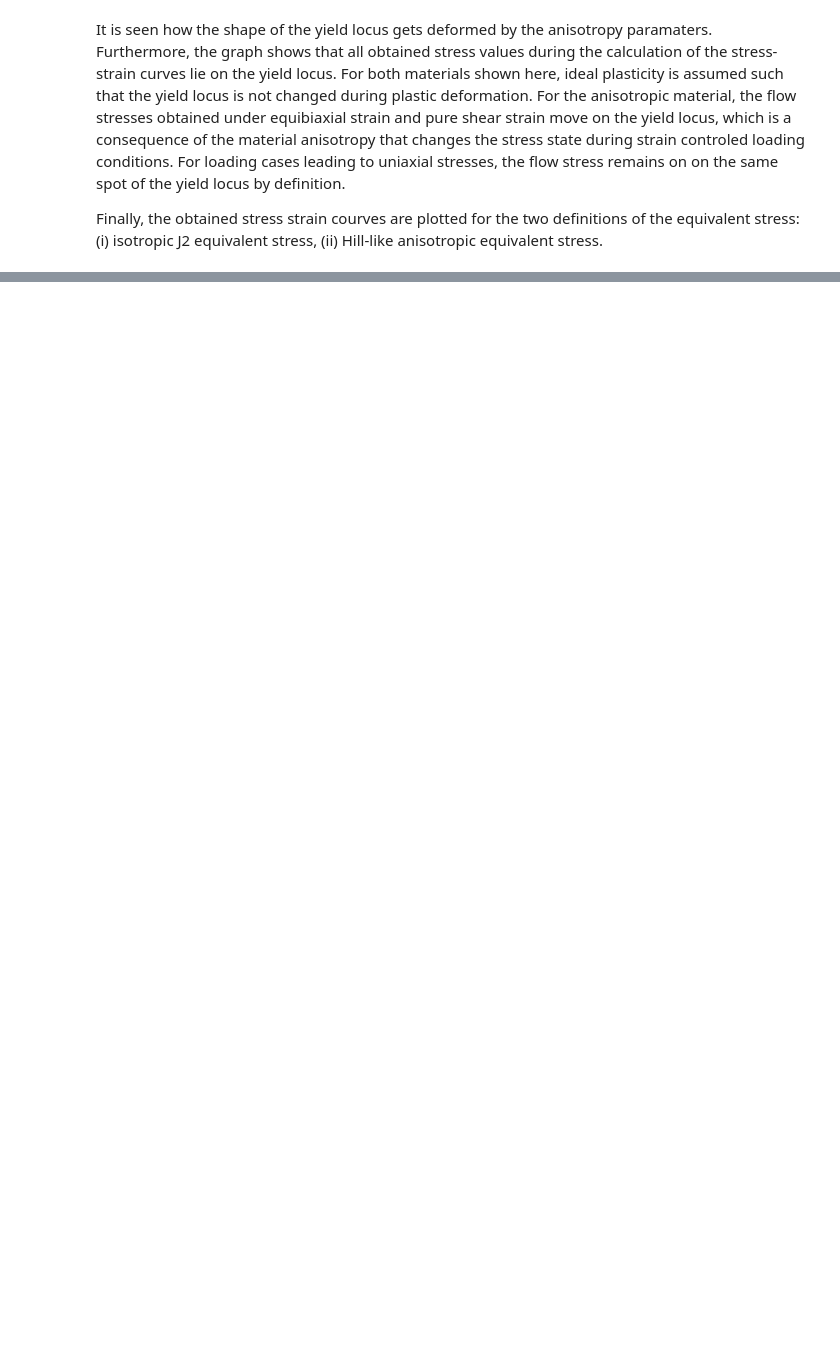
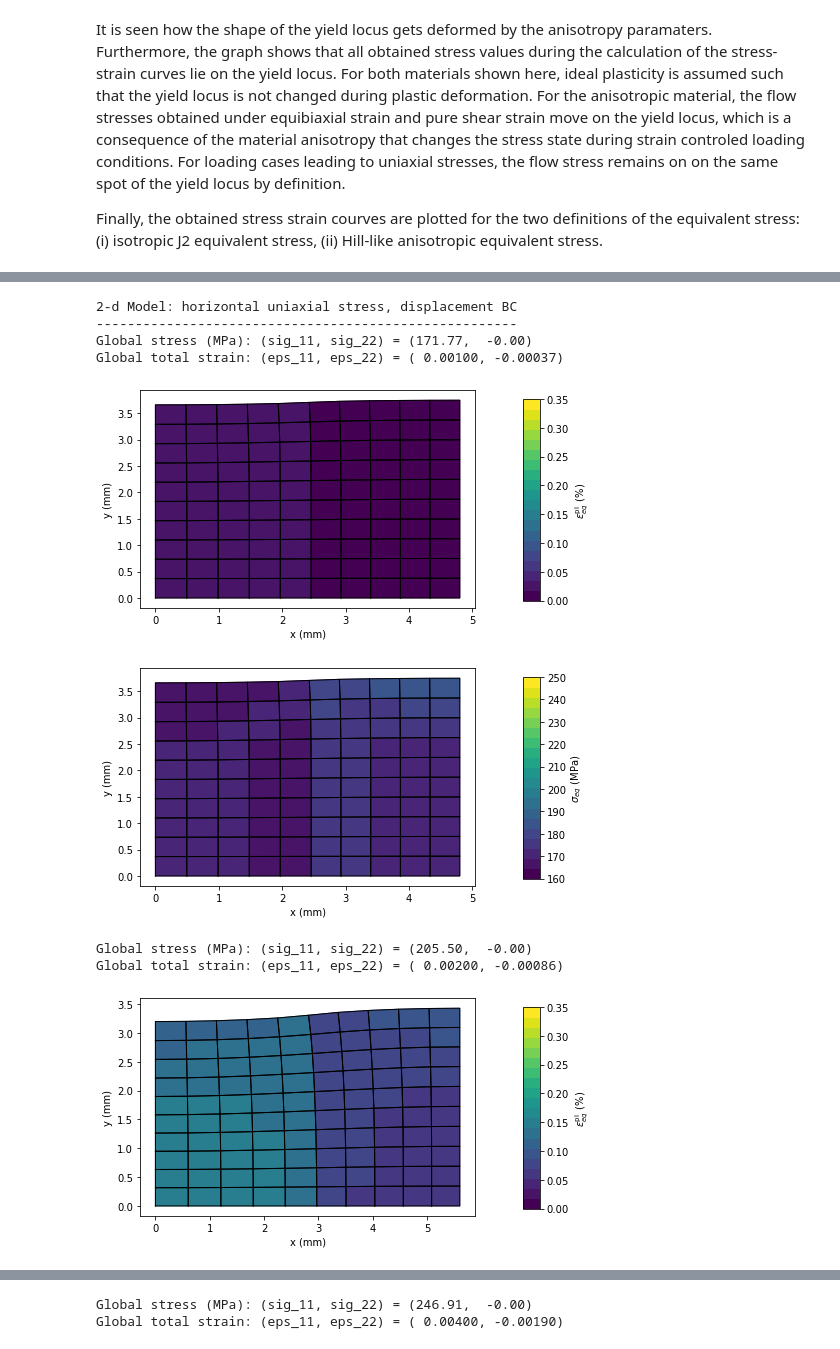
Before and after one commit to AHartmaier/pyLabFEA, a Jupyter notebook: notebooks/pyLabFEA_Plasticity.ipynb, the cells around one changed output, grey strips where cells are left out. Drawn from its saved outputs; the diff is of its cells as text; code cells hidden in the pictures; blank space fills up the shorter version.

```diff
--- a/notebooks/pyLabFEA_Plasticity.ipynb
+++ b/notebooks/pyLabFEA_Plasticity.ipynb
@@ -300,0 +334,43 @@ Hill yield stress under shear loading: 300.0 MPa
+# %%
+'model with block structure is generated and elastic-plastic properties are assigned to each section'
+fem = FE.Model(dim=2, planestress=True)   # call class to generate object for 2-d plane-stress finite element model
+fem.geom([2, 2], LY=4.)   # define sections in absolute lengths
+fem.assign([mat_1, mat_2])  # assign the proper material to each section
+
+'boundary conditions: uniaxial stress in vertical direction generated by applying displacement BC on top edge'
+fem.bcleft(0.)              # fix left and bottom boundary
+fem.bcbot(0.)
+fem.bctop(0., 'force')      # free BC on top nodes
+fem.mesh(NX=10, NY=10)      # create mesh
+etot = [0.0001,0.0005,0.001,0.002,0.004]  # list of strains to be realized
+sig_list = []  # list of element stresses during simulation
+mat_list = []  # list of materials associated with elelemt
+sglob = []
+print('2-d Model: horizontal uniaxial stress, displacement BC')
+print('------------------------------------------------------')
+'apply strains given in list etot as BC and plot results'
+for eps in etot:
+    fem.bcright(eps*fem.lenx, 'disp')  # strain applied to rhs nodes
+    fem.solve()
+    sglob.append(fem.glob['sig'][0])
+    for el in fem.element:
+        sig_list.append(FE.Stress(el.sig).p)  # store principle stress of each element
+        if el.Mat.name=='Material 1':
+            mat_list.append(1)
+        else:
+            mat_list.append(2)
+    if eps>=0.001:
+        print('Global stress (MPa): (sig_11, sig_22) = (%6.2f, %6.2f)' % (fem.glob['sig'][0], fem.glob['sig'][1]))
+        print('Global total strain: (eps_11, eps_22) = (%8.5f, %8.5f)' % (fem.glob['eps'][0], fem.glob['eps'][1]))
+        fem.plot('peeq', mag=200, vmin = 0., vmax=0.35, shownodes=False)
+        fem.plot('seq', mag=200, vmin=160., vmax=250., shownodes=False)
+# %% [output]
+2-d Model: horizontal uniaxial stress, displacement BC
+------------------------------------------------------
+Global stress (MPa): (sig_11, sig_22) = (171.77,  -0.00)
+Global total strain: (eps_11, eps_22) = ( 0.00100, -0.00037)
+[figure, added]
+[figure, added]
+Global stress (MPa): (sig_11, sig_22) = (205.50,  -0.00)
+Global total strain: (eps_11, eps_22) = ( 0.00200, -0.00086)
+[figure, added]
@@ -300,0 +378,2 @@ Hill yield stress under shear loading: 300.0 MPa
+Global stress (MPa): (sig_11, sig_22) = (246.91,  -0.00)
+Global total strain: (eps_11, eps_22) = ( 0.00400, -0.00190)
```
Also changed, not shown: parts of 11 cells of this notebook, 18 other files.
